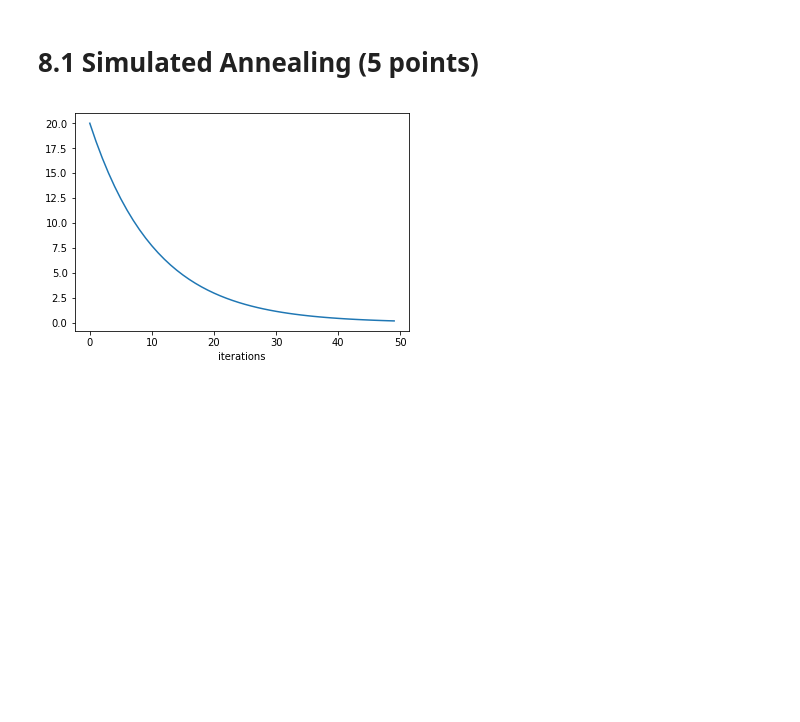
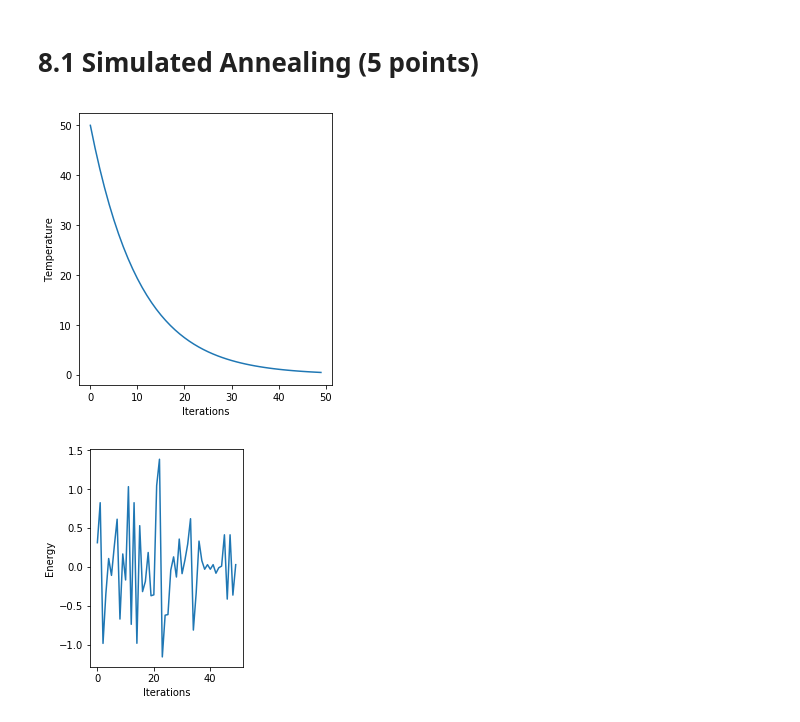
Before and after one commit to muellerfelix/mi-2, a Jupyter notebook: hw-8/hw-8.ipynb, the cells around one changed output. Saved outputs shown, nothing was run; the diff lists cells and outputs as text; code cells hidden in the pictures; blank space fills up the shorter version.

```diff
--- a/hw-8/hw-8.ipynb
+++ b/hw-8/hw-8.ipynb
@@ -4,10 +4,10 @@
 import numpy as np
 import matplotlib.pyplot as plt
 # %%
-# Intizialisation
+# Initialization
 
 # Parameters
-b = 0.05
+bs = [0.05, 0.02]
 l = 1.1
 tmax = 50
 M = 1 # try also 500
@@ -19,8 +19,12 @@ W = np.random.rand(6,6)
 for i in range(0,N):
     W[i,i] = 0
 
+# Make W symmetric
+W = (W + W.T)/2
+
 # function
 # %%
 beta = np.zeros(tmax)
 energy = np.zeros(tmax)
+probabilities = {}
 # %%
@@ -42,7 +48,0 @@ for t in range(0,tmax):
-# %%
-T = 1./beta
-plt.plot(T)
-plt.xlabel("iterations")
-plt.show()
-# %% [output]
-[figure, removed]
@@ -50,0 +49,21 @@ plt.show()
+# %%
+# Plot Temperature and Energy over time
+
+T = 1./beta
+
+plt.figure(figsize=(10,5))
+
+plt.subplot(121)
+plt.plot(T, label="Temperature")
+plt.ylabel("Temperature")
+plt.xlabel("Iterations")
+plt.show()
+
+plt.subplot(122)
+plt.plot(energy, label="Energy")
+plt.ylabel("Energy")
+plt.xlabel("Iterations")
+plt.show()
+# %% [output]
+[figure, added]
+[figure, added]
```
Also changed, not shown: parts of 5 cells of this notebook.
